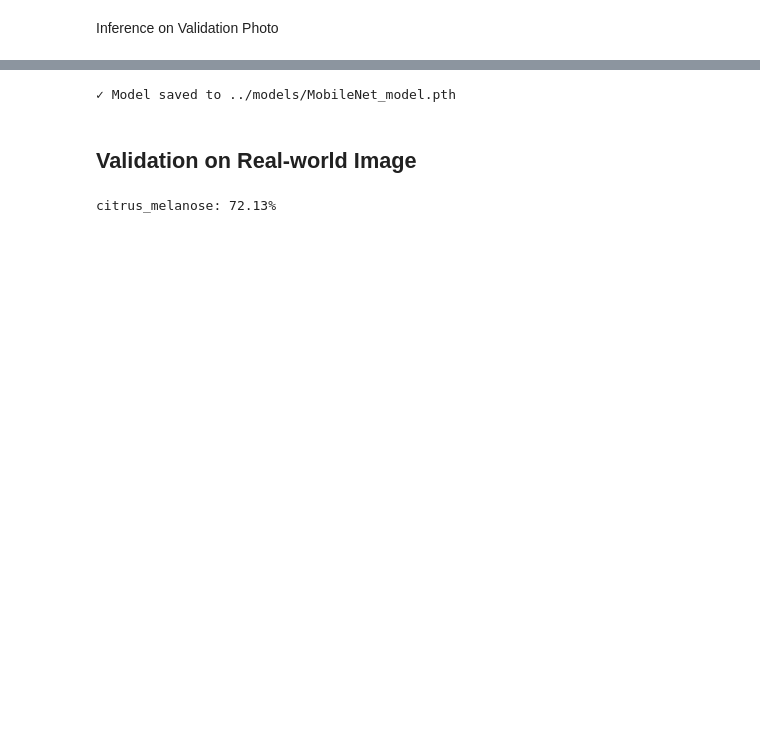
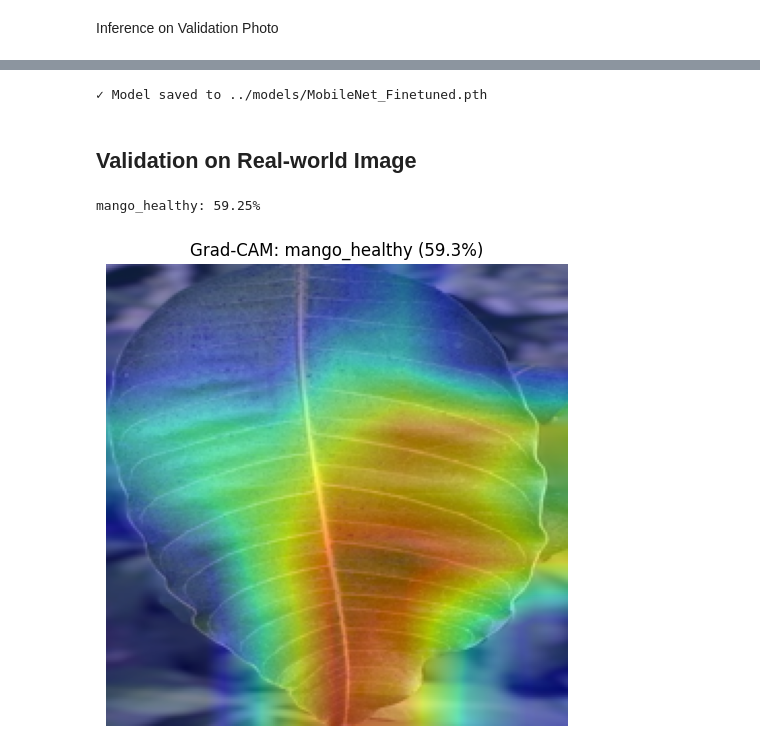
Before and after one commit to LouaiMuhammed/plant-disease-detection-using-cnns, a Jupyter notebook: notebooks/02. mobilenet_model.ipynb, the cells around one changed output, grey strips where cells are left out. Drawn from its saved outputs; the diff is of its cells as text; code cells hidden in the pictures; blank space fills up the shorter version.

```diff
--- a/notebooks/02. mobilenet_model.ipynb
+++ b/notebooks/02. mobilenet_model.ipynb
@@ -283,5 +302,7 @@ Std Accuracy: 0.0661
 # %% [markdown]
 # 15. Inference Pipeline
+# %%
+MOBILENET_FINETUNED_SAVE_PATH = "../models/MobileNet_Finetuned.pth"
 # %%
 from torchvision.datasets import ImageFolder
 import torch.nn.functional as F
@@ -330,32 +449,43 @@ torch.save({
     "model_state": model.state_dict(),
     "class_to_idx": train_dataset.base_dataset.class_to_idx,
     "idx_to_class": classes,
-}, MOBILENET_MODEL_SAVE_PATH)
+}, MOBILENET_FINETUNED_SAVE_PATH)
 
-print(f"✓ Model saved to {MOBILENET_MODEL_SAVE_PATH}")
+print(f"✓ Model saved to {MOBILENET_FINETUNED_SAVE_PATH}")
 # %% [output]
-✓ Model saved to ../models/MobileNet_model.pth
+✓ Model saved to ../models/MobileNet_Finetuned.pth
 # %% [markdown]
 ## Validation on Real-world Image
 # %%
 from PIL import Image
 
 # Load model
-ckpt = torch.load(MOBILENET_MODEL_SAVE_PATH, map_location=device)
+ckpt = torch.load(MOBILENET_FINETUNED_SAVE_PATH, map_location=device)
 model = get_mobilenet_model(len(classes), version='v2', dropout=0.2).to(device)
 model.load_state_dict(ckpt["model_state"])
 model.eval()
 
 # Predict
-img = Image.open(r"C:\Users\loaim\OneDrive\Desktop\img2.jpeg").convert("RGB")
+image_path = r"C:\Users\loaim\OneDrive\Desktop\img2.jpeg"
+img = Image.open(image_path).convert("RGB")
 img_tensor = get_val_transform()(img)
 
 with torch.no_grad():
     logits = model(img_tensor.unsqueeze(0).to(device))
     probs = F.softmax(logits, dim=1)
     conf, pred = torch.max(probs, dim=1)
 
 print(f"{classes[pred.item()]}: {conf.item():.2%}")
+
+show_gradcam(
+    model=model,
+    image_path=image_path,
+    device=device,
+    class_names=classes,
+    target_class_idx=int(pred.item()),
+    title=f"Grad-CAM: {classes[pred.item()]} ({conf.item():.1%})",
+)
 # %% [output]
-citrus_melanose: 72.13%
+mango_healthy: 59.25%
+[figure, added]
 # %%
```
Also changed, not shown: parts of 23 cells of this notebook, 16 other files.
